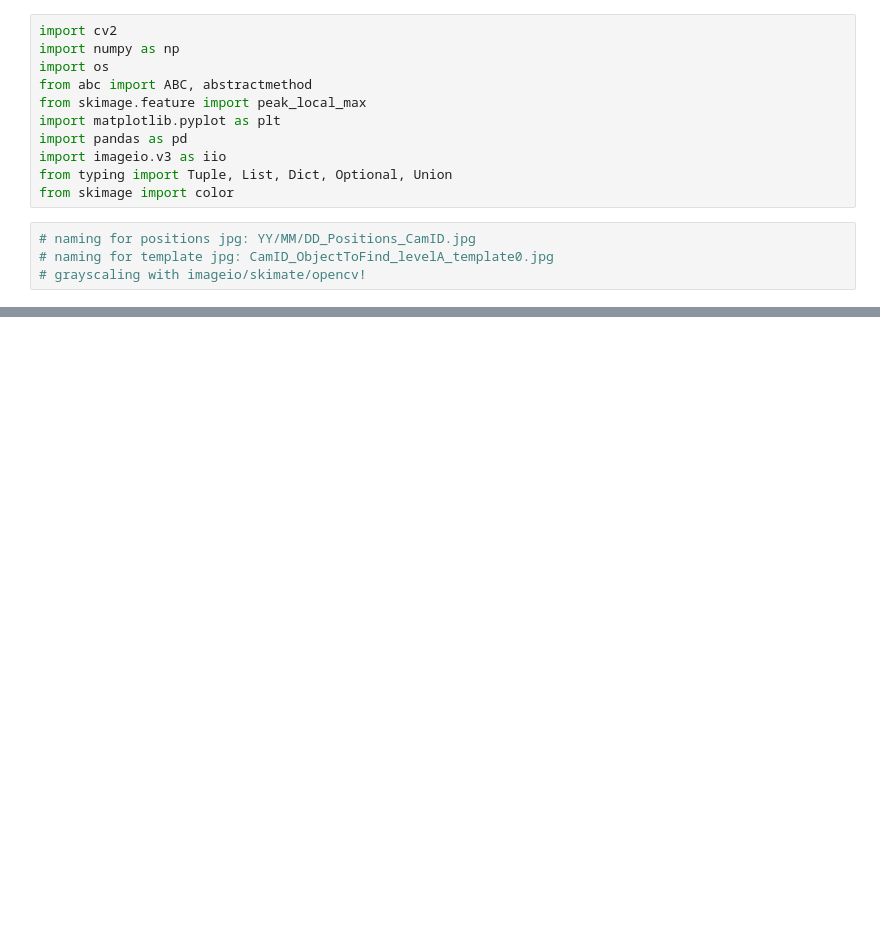
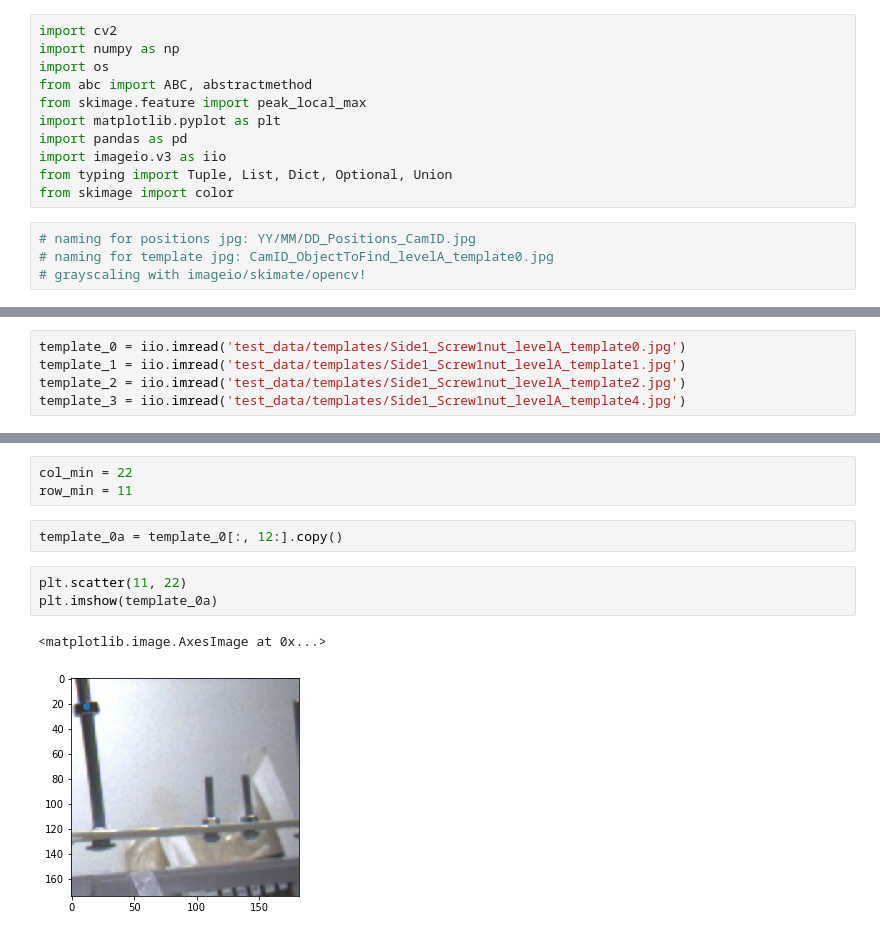
Before and after one commit to retune-commons/let_it_be_3D, a Jupyter notebook: template_matching.ipynb, the cells around one changed output, grey strips where cells are left out. Cells and saved outputs as stored; diff of their text form; blank space fills up the shorter version.

```diff
--- a/template_matching.ipynb
+++ b/template_matching.ipynb
@@ -343,0 +352,5 @@ class TemplateMatching(ABC):
+# %%
+template_0 = iio.imread('test_data/templates/Side1_Screw1nut_levelA_template0.jpg')
+template_1 = iio.imread('test_data/templates/Side1_Screw1nut_levelA_template1.jpg')
+template_2 = iio.imread('test_data/templates/Side1_Screw1nut_levelA_template2.jpg')
+template_3 = iio.imread('test_data/templates/Side1_Screw1nut_levelA_template4.jpg')
@@ -343,0 +492,11 @@ class TemplateMatching(ABC):
+# %%
+col_min = 22
+row_min = 11
+# %%
+template_0a = template_0[:, 12:].copy()
+# %%
+plt.scatter(11, 22)
+plt.imshow(template_0a)
+# %% [output]
+<matplotlib.image.AxesImage at 0x...>
+[figure, added]
```
Also changed, not shown: parts of 61 cells of this notebook, 30 other files.
